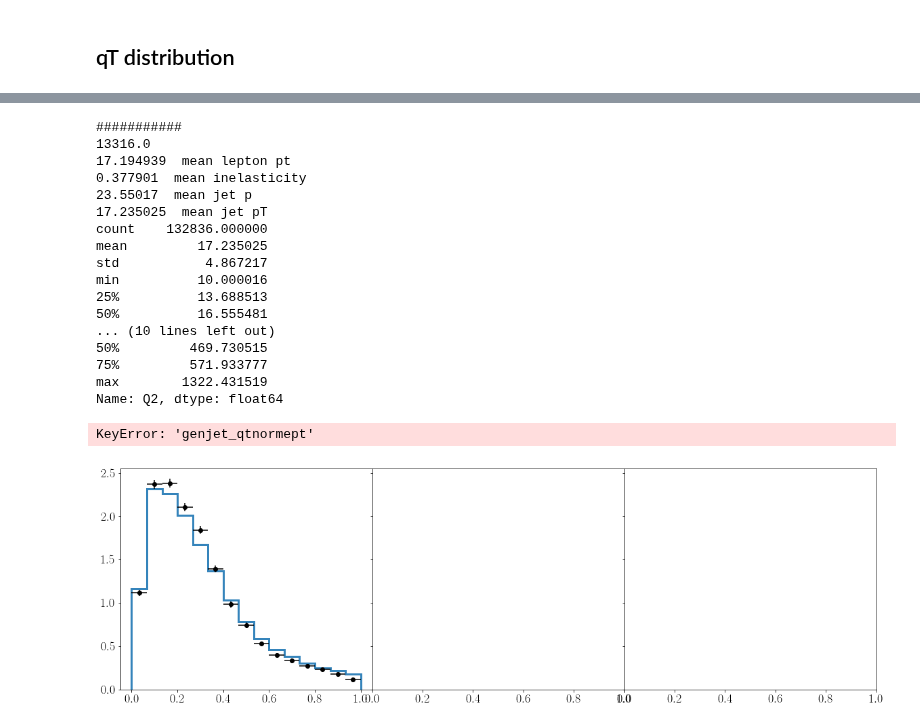
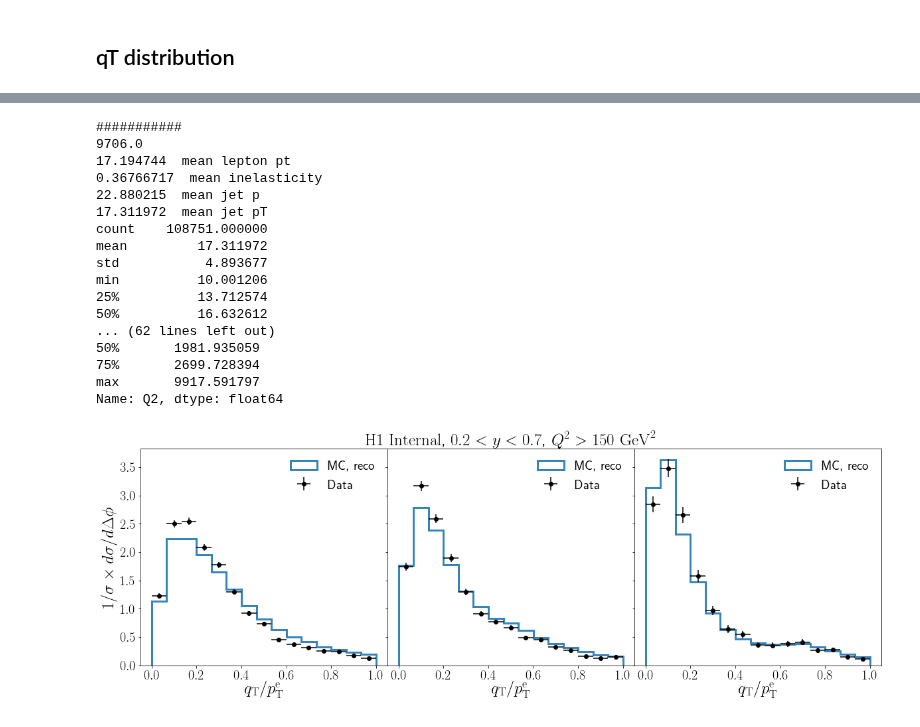
Before and after one commit to miguelignacio/disjets, a Jupyter notebook: disjets.ipynb, the cells around one changed output, grey strips where cells are left out. Drawn from its saved outputs; the diff is of its cells as text; code cells hidden in the pictures.

Commit message:
adding pol and bkg flag variables, adding more comparisons between data calibrated and not calibrated

```diff
--- a/disjets.ipynb
+++ b/disjets.ipynb
@@ -152,6 +160,8 @@ def applyCutsJets(df,isMC=False):
     temp = applyCut(temp, 'Q2>150', 'Q2>150')
     temp = applyCut(temp, 'e_pt>15', 'e_pt >15')
     temp = applyCut(temp, 'jet_pt>10', 'jet_pt>10')
+    temp = applyCut(temp, 'isBKG<1.0', 'isBKG')
+
     #temp = applyCut(temp, 'jet_qt<5', 'jet_qt<5')
 
     #temp = applyCut(temp, 'dphi_e_jet > 2.74', 'dphi_e_jet>3.14159-0.4')
@@ -209,5 +238,5 @@ plt.show()
 df_jet      = applyCutsJets(getJetData(['data_calibrated.root']))
 dfraw_jet      = applyCutsJets(getJetData(['data_notcalibrated.root']))
 mc_jet = applyCutsJets(getJetData(['djangoh.root'],isMC=True))
-altmc_jet = applyCutsJets(getJetData(['rapgap.root'],isMC=True))
+altmc_jet = applyCutsJets(getJetData(['djangoh.root'],isMC=True))
 # %% [output]
@@ -815,7 +887,7 @@ print '###########'
 #plt.hist(df_cut['jet_qt'],bins=10,range=(0,4.0),normed=True,histtype='step')
 
 mindphi = 2.8
-nbins = 40
+nbins = 20#40
 y, x  = np.histogram(df_cut['jet_dphi'],bins=nbins,range=(mindphi,np.pi))
 width = (x[1:]-x[:-1])
 x = (x[1:]+x[:-1])/2.0
@@ -873,7 +945,7 @@ plt.yticks(fontsize=20)
 plt.xticks(fontsize=20)
 plt.savefig('H1_deltaphi.png', bbox_inches='tight')
 plt.savefig('H1_deltaphi.pdf', bbox_inches='tight')
-plt.yscale('log')
+#plt.yscale('log')
 plt.savefig('H1_deltaphi_log.png', bbox_inches='tight')
 plt.savefig('H1_deltaphi_log.pdf', bbox_inches='tight')
 # %% [output]
@@ -908,14 +980,15 @@ fig2, axs2 = plt.subplots(1, 3,sharey=True, figsize=(20,6), gridspec_kw={'wspace
 
 #fig.add_axes((0.1,0.3,0.88,0.6))
 
-nbins = 18 #36
+nbins = 36#36
+minimo = 2.8
 for counter,edges in enumerate([(15,20), (20,25),(25,30)]):
 
     df_cut = df_jet.query('e_pt > %2.2f and e_pt<%2.2f'%(edges[0],edges[1]))
     #printSummary(df_cut)
     print '###########'
 
-    y, x  = np.histogram(df_cut['jet_dphi'],bins=nbins,range=(2.5,np.pi))
+    y, x  = np.histogram(df_cut['jet_dphi'],bins=nbins,range=(minimo,np.pi))
     width = (x[1:]-x[:-1])
     x = (x[1:]+x[:-1])/2.0
     erry = np.sqrt(y)
@@ -932,19 +1005,19 @@ for counter,edges in enumerate([(15,20), (20,25),(25,30)]):
     #plot mc
 
     df_cut = mc_jet.query('e_pt > %2.2f and e_pt<%2.2f'%(edges[0],edges[1]))
-    mcy, mcx  = np.histogram(df_cut['jet_dphi'],bins=nbins,range=(2.5,np.pi))
+    mcy, mcx  = np.histogram(df_cut['jet_dphi'],bins=nbins,range=(minimo,np.pi))
     mcy = np.true_divide(mcy,np.sum(mcy))
     mcy = mcy/width
     print 'sum over mcy' , np.sum(mcy)
 
     #mcy = np.true_divide(mcy,integral)
 
-    axs[counter].hist(df_cut['jet_dphi'],bins=nbins,range=(2.5,np.pi),normed=True,alpha=0.9, label='MC, reco',histtype='step',lw=2)
+    axs[counter].hist(df_cut['jet_dphi'],bins=nbins,range=(minimo,np.pi),normed=True,alpha=0.9, label='MC, reco',histtype='step',lw=2)
     #printSummary(df_cut)
 
         #plot mc
     df_cut = mc_jet.query('e_pt > %2.2f and e_pt<%2.2f'%(edges[0],edges[1]))
-    axs[counter].hist(df_cut['genjet_dphi'],bins=nbins,range=(2.5,np.pi),normed=True,alpha=0.9, label='MC, truth',histtype='step',lw=2)
+    axs[counter].hist(df_cut['genjet_dphi'],bins=nbins,range=(minimo,np.pi),normed=True,alpha=0.9, label='MC, truth',histtype='step',lw=2)
     #printSummary(df_cut)
 
     print 'y'
@@ -964,7 +1037,7 @@ for counter,edges in enumerate([(15,20), (20,25),(25,30)]):
     #axs[counter].text(0.1,8, '$\sqrt{s} = 89 \, \mathrm{GeV}$ \n $0.1 < y < 0.85$ \n $p_T^{jet} > 4 \, \mathrm{GeV/c}$', fontsize=20)
     axs[counter].legend(prop={'size': 20}, frameon=False, loc='upper left')
 
-    axs[counter].text(2.5,6.5, r' $ %2.0f< p_{\mathrm{T}}^{e} < %2.0f$'%(edges[0],edges[1]) + '$\ \mathrm{ GeV}$ \n' +
+    axs[counter].text(minimo,6.5, r' $ %2.0f< p_{\mathrm{T}}^{e} < %2.0f$'%(edges[0],edges[1]) + '$\ \mathrm{ GeV}$ \n' +
                       r'$\langle x \rangle = %2.2f, \langle Q^{2} \rangle = %2.0f \ \mathrm{GeV}^{2}$'%(df_cut['x'].mean(), df_cut['Q2'].mean()), fontsize=23)
 
 axs[1].set_title(r'$\mathrm{H1}$ $\mathrm{Internal}$, $0.2<y<0.7$, $Q^{2}>150$ $\mathrm{GeV}^{2}$',fontsize=25)
@@ -1104,54 +1174,49 @@ for counter,edges in enumerate([(15,20), (20,30),(30,50)]):
 
     axs[counter].errorbar(x,y ,yerr=erry, xerr=width/2.0, fmt='o',ls='none',color='black',label='Data')
 
     df_cut = mc_jet.query('e_pt > %2.2f and e_pt<%2.2f'%(edges[0],edges[1]))
     axs[counter].hist(df_cut['jet_qtnormept'],bins=nbins,range=(0,maxrange),normed=True,alpha=0.9, label='MC, reco',histtype='step',lw=3)
     printSummary(df_cut)
 
-    #plot mc
-    df_cut = mc_jet.query('e_pt > %2.2f and e_pt<%2.2f'%(edges[0],edges[1]))
-    axs[counter].hist(df_cut['genjet_qtnormept'],bins=nbins,range=(0,maxrange),normed=True,alpha=0.9, label='MC, truth',histtype='step',lw=3)
-    printSummary(df_cut)
 
 
 
     ##plotting labels
     axs[counter].xaxis.set_label_text(r'$q_{\mathrm{T}}/ p_{\mathrm{T}}^{\mathrm{e}}$ ', fontsize=25)
     axs[0].yaxis.set_label_text(r'$1/\sigma \times d\sigma/d\Delta\phi$ ', fontsize=25)
     axs[counter].tick_params('both',labelsize=20)
     plt.yticks(fontsize=20)
     #axs[counter].text(0.1,6, , fontsize=20)
     #axs[counter].text(0.1,8, '$\sqrt{s} = 89 \, \mathrm{GeV}$ \n $0.1 < y < 0.85$ \n $p_T^{jet} > 4 \, \mathrm{GeV/c}$', fontsize=20)
     #plt.legend(prop={'size': 20}, frameon=False, loc='best')
     axs[counter].legend(prop={'size': 20}, frameon=False, loc='best')
 
     #axs[counter].text(4.5,0.17, r' $ %2.0f< p_{\mathrm{T}}^{e} < %2.0f$'%(edges[0],edges[1]) + '$\ \mathrm{ GeV}$ \n' +
      #                 r'$\langle x \rangle = %2.2f'%(df_cut['x'].mean()), fontsize=23)
 
 axs[1].set_title(r'$\mathrm{H1}$ $\mathrm{Internal}$, $0.2<y<0.7$, $Q^{2}>150$ $\mathrm{GeV}^{2}$',fontsize=25)
 
 plt.savefig('H1_Leptonqtnormed_ept.png', bbox_inches='tight')
 plt.savefig('H1_Leptonqtnormed_ept.pdf', bbox_inches='tight')
 # %% [output]
 ###########
-13316.0
-17.194939  mean lepton pt
-0.377901  mean inelasticity
-23.55017  mean jet p
-17.235025  mean jet pT
-count    132836.000000
-mean         17.235025
-std           4.867217
-min          10.000016
-25%          13.688513
-50%          16.555481
-... (10 lines left out)
-50%         469.730515
-75%         571.933777
-max        1322.431519
+9706.0
+17.194744  mean lepton pt
+0.36766717  mean inelasticity
+22.880215  mean jet p
+17.311972  mean jet pT
+count    108751.000000
+mean         17.311972
+std           4.893677
+min          10.001206
+25%          13.712574
+50%          16.632612
+... (62 lines left out)
+50%       1981.935059
+75%       2699.728394
+max       9917.591797
 Name: Q2, dtype: float64
-KeyError: 'genjet_qtnormept'
-[figure, old version]
+[figure, new version]
 # %%
 df_cut = df_jet.query('e_pt>15 and e_pt<20 and jet_dphi>3.0')
 plt.hist(df_cut['jet_qtnormept'],bins=20,range = (0,2.5),alpha=0.7, normed=True)
```
Also changed, not shown: parts of 35 cells of this notebook, 1 other file.
